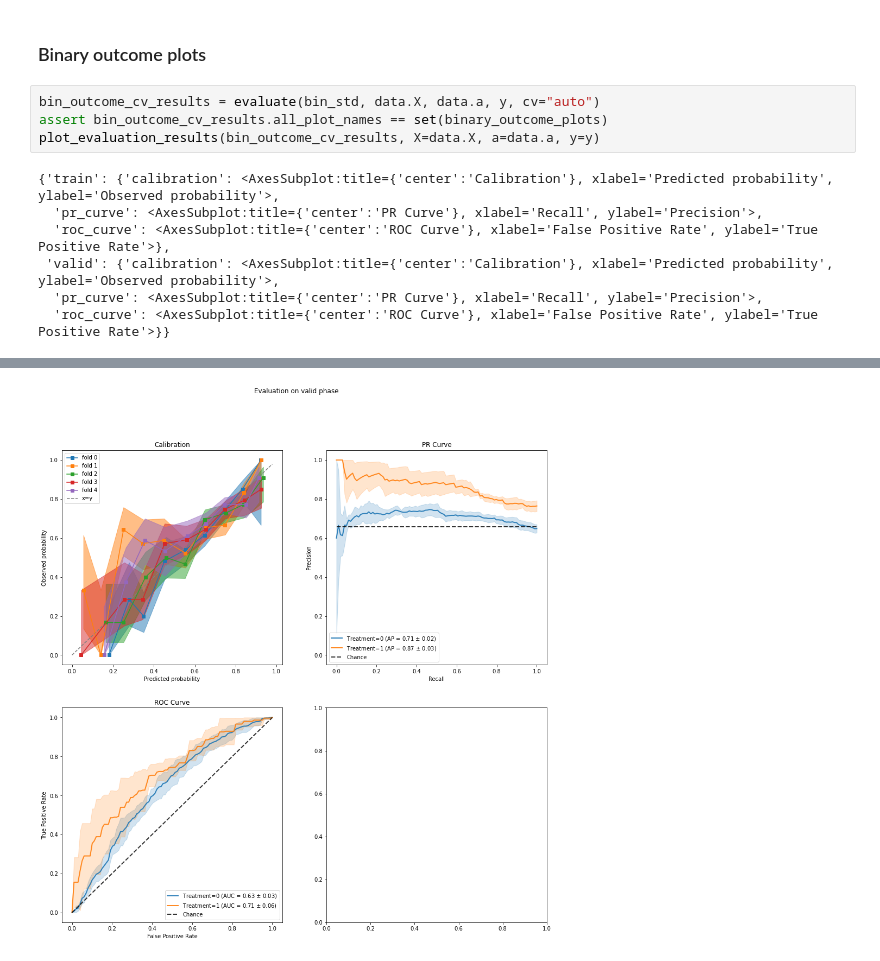
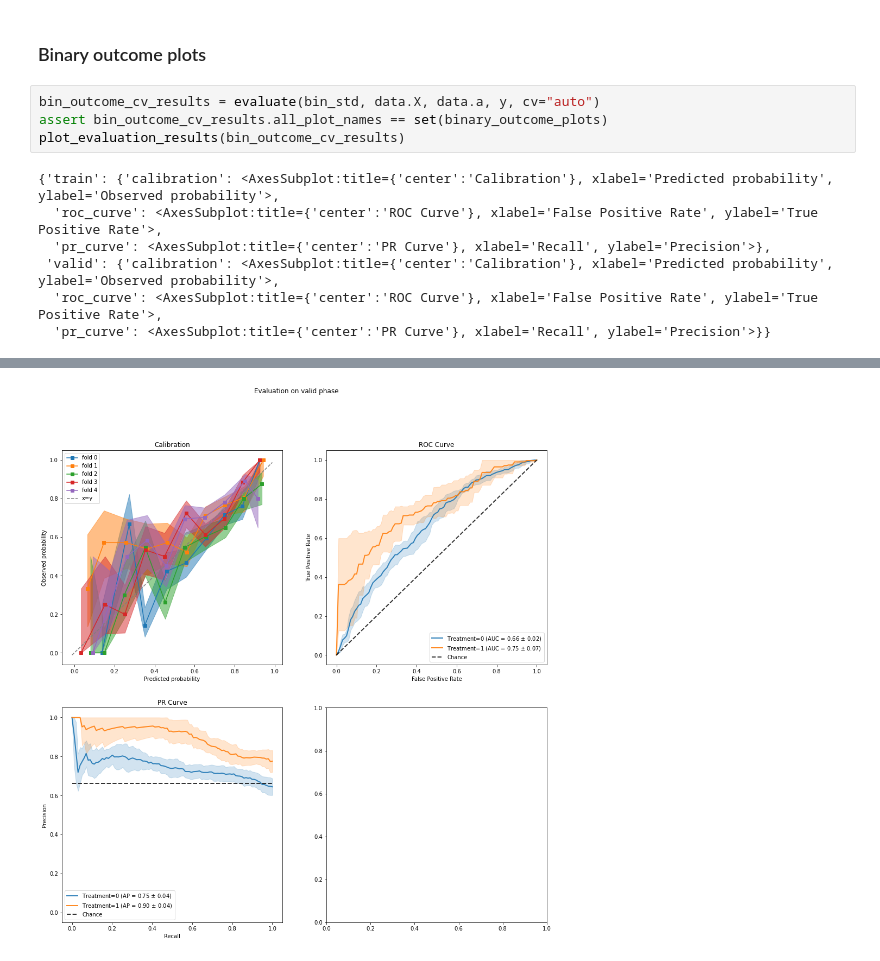
Before and after one commit to BiomedSciAI/causallib, a Jupyter notebook: examples/test_plots.ipynb, the cells around one changed output, grey strips where cells are left out. Cells and saved outputs as stored; diff of their text form.

```diff
--- a/examples/test_plots.ipynb
+++ b/examples/test_plots.ipynb
@@ -189,11 +163,11 @@ plot_evaluation_results(cont_outcome_cv_results, X=data.X, a=data.a, y=data.y)
 # %%
 bin_outcome_cv_results = evaluate(bin_std, data.X, data.a, y, cv="auto")
 assert bin_outcome_cv_results.all_plot_names == set(binary_outcome_plots)
-plot_evaluation_results(bin_outcome_cv_results, X=data.X, a=data.a, y=y)
+plot_evaluation_results(bin_outcome_cv_results)
 # %% [output]
 {'train': {'calibration': <AxesSubplot:title={'center':'Calibration'}, xlabel='Predicted probability', ylabel='Observed probability'>,
-  'pr_curve': <AxesSubplot:title={'center':'PR Curve'}, xlabel='Recall', ylabel='Precision'>,
-  'roc_curve': <AxesSubplot:title={'center':'ROC Curve'}, xlabel='False Positive Rate', ylabel='True Positive Rate'>},
+  'roc_curve': <AxesSubplot:title={'center':'ROC Curve'}, xlabel='False Positive Rate', ylabel='True Positive Rate'>,
+  'pr_curve': <AxesSubplot:title={'center':'PR Curve'}, xlabel='Recall', ylabel='Precision'>},
  'valid': {'calibration': <AxesSubplot:title={'center':'Calibration'}, xlabel='Predicted probability', ylabel='Observed probability'>,
-  'pr_curve': <AxesSubplot:title={'center':'PR Curve'}, xlabel='Recall', ylabel='Precision'>,
-  'roc_curve': <AxesSubplot:title={'center':'ROC Curve'}, xlabel='False Positive Rate', ylabel='True Positive Rate'>}}
+  'roc_curve': <AxesSubplot:title={'center':'ROC Curve'}, xlabel='False Positive Rate', ylabel='True Positive Rate'>,
+  'pr_curve': <AxesSubplot:title={'center':'PR Curve'}, xlabel='Recall', ylabel='Precision'>}}
@@ -201 +175 @@ plot_evaluation_results(bin_outcome_cv_results, X=data.X, a=data.a, y=y)
-[figure, old version]
+[figure, new version]
```
Also changed, not shown: parts of 8 cells of this notebook, 4 other files.
